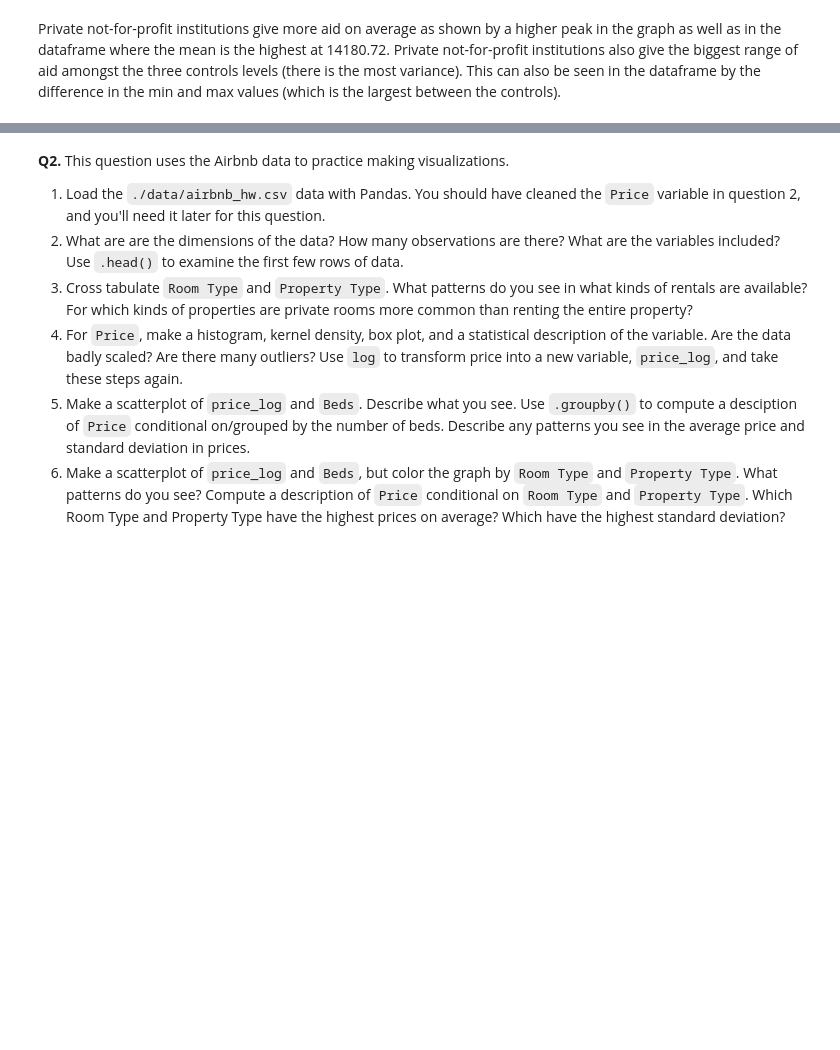
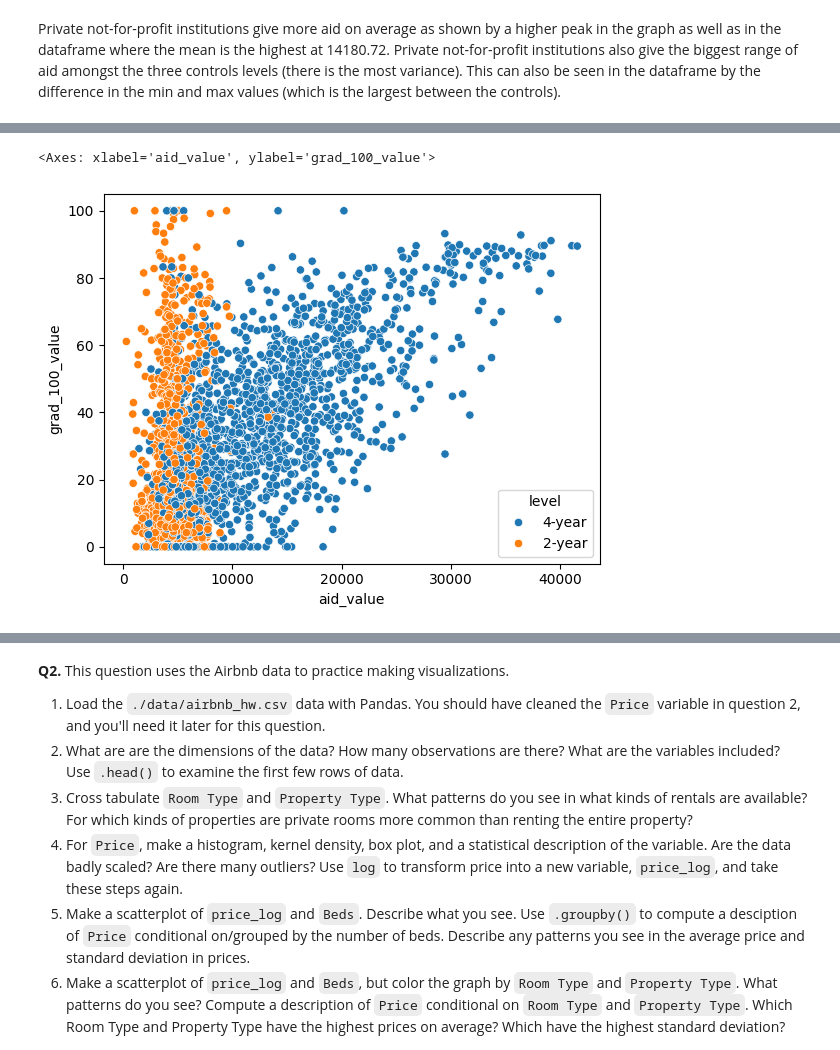
Before and after one commit to Catherine-Nguyen88/visualization, a Jupyter notebook: assignment/assignment.ipynb, the cells around one changed output, grey strips where cells are left out. Saved outputs shown, nothing was run; the diff lists cells and outputs as text; code cells hidden in the pictures; blank space fills up the shorter version.

```diff
--- a/assignment/assignment.ipynb
+++ b/assignment/assignment.ipynb
@@ -212,0 +219,8 @@ sns.scatterplot(data = college, x='grad_100_value', y='aid_value')
+# %%
+sns.scatterplot(data = college, x='aid_value', y='grad_100_value', hue = 'level')
+
+# 2-year institutions do not give as much aid as seen by the majority of the data points being blue. In addition,
+# 2-year institutions aid are less in value than 4-year staying under 10,000.
+# %% [output]
+<Axes: xlabel='aid_value', ylabel='grad_100_value'>
+[figure, added]
```
Also changed, not shown: parts of 3 cells of this notebook.
